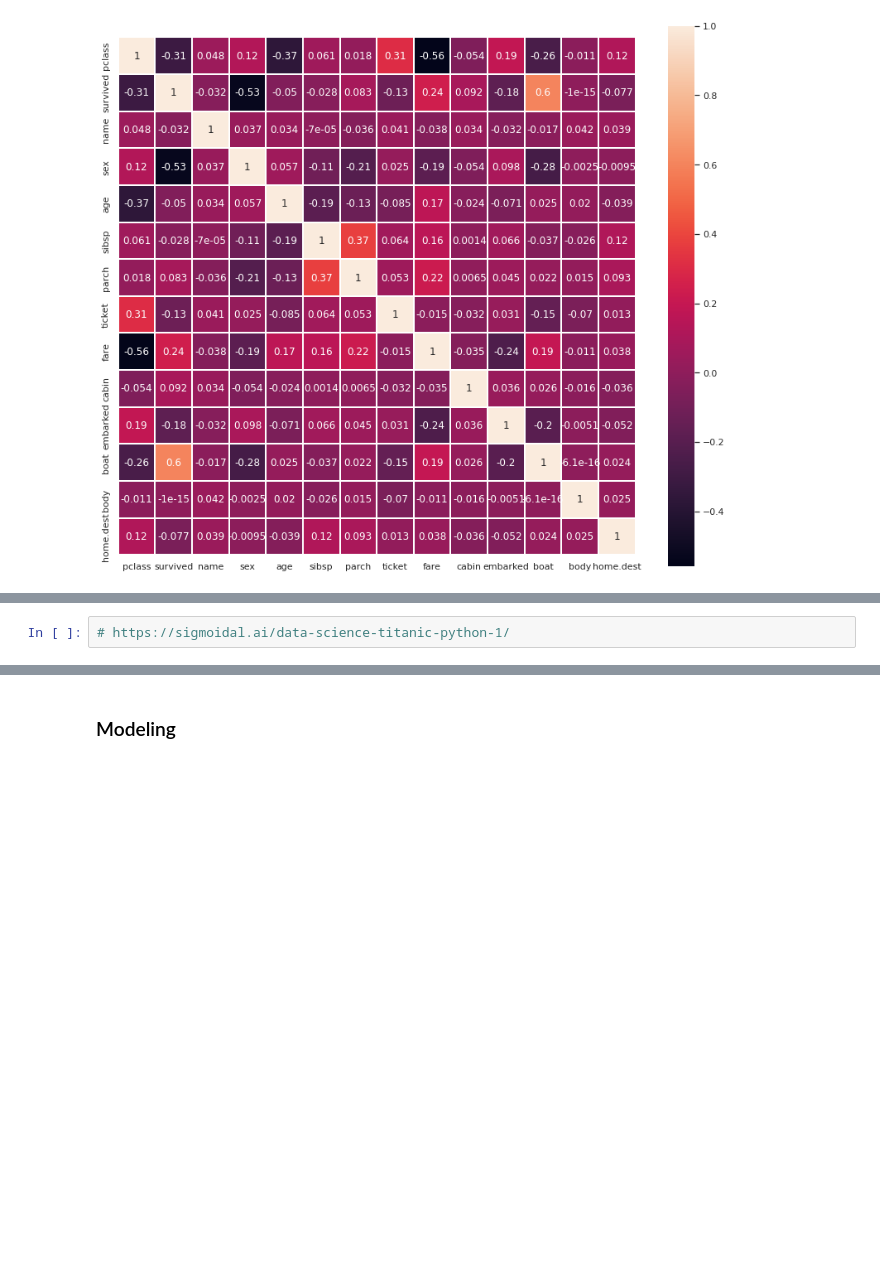
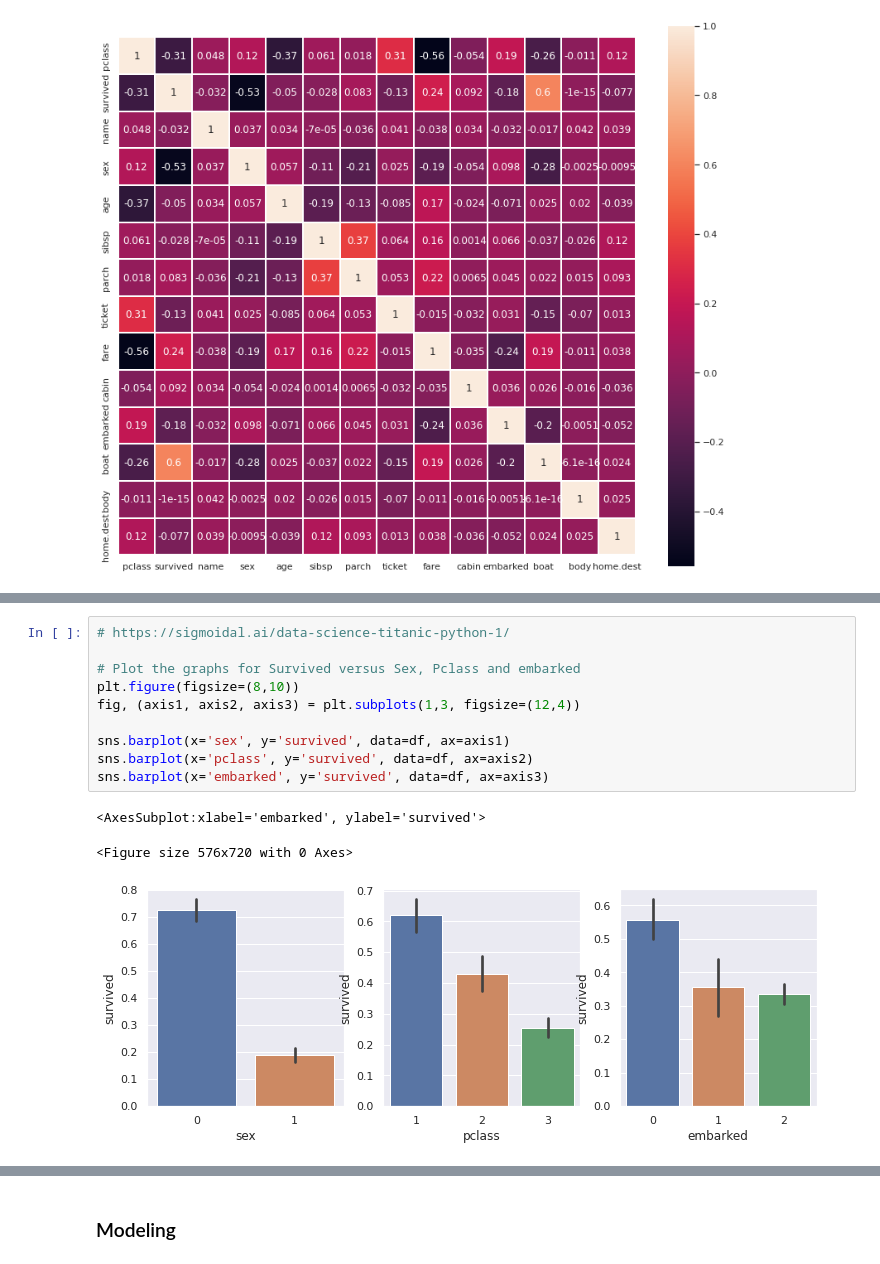
Before and after one commit to andvsilva/dataset, a Jupyter notebook: titanic/atitanic.ipynb, the cells around one changed output, grey strips where cells are left out. Cells and saved outputs as stored; diff of their text form; blank space fills up the shorter version.

```diff
--- a/titanic/atitanic.ipynb
+++ b/titanic/atitanic.ipynb
@@ -533,2 +534,14 @@ ax = sns.countplot(x="pclass", data=df)
-# %%
-# https://sigmoidal.ai/data-science-titanic-python-1/
+# %%
+# https://sigmoidal.ai/data-science-titanic-python-1/
+
+# Plot the graphs for Survived versus Sex, Pclass and embarked
+plt.figure(figsize=(8,10))
+fig, (axis1, axis2, axis3) = plt.subplots(1,3, figsize=(12,4))
+
+sns.barplot(x='sex', y='survived', data=df, ax=axis1)
+sns.barplot(x='pclass', y='survived', data=df, ax=axis2)
+sns.barplot(x='embarked', y='survived', data=df, ax=axis3)
+# %% [output]
+<AxesSubplot:xlabel='embarked', ylabel='survived'>
+<Figure size 576x720 with 0 Axes>
+[figure, added]
```
Also changed, not shown: parts of 2 cells of this notebook.
